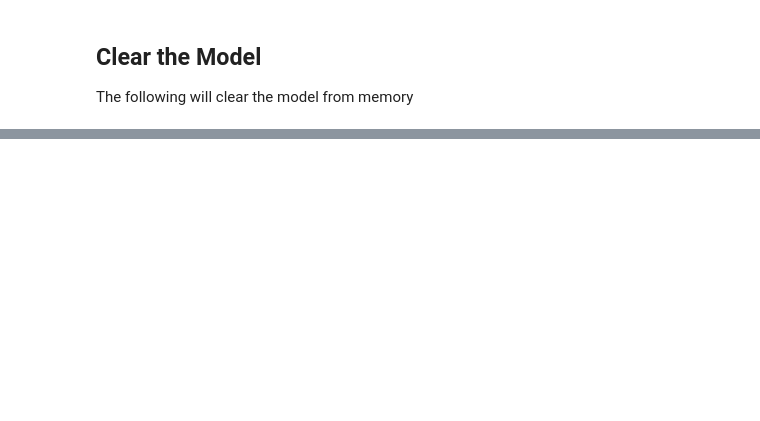
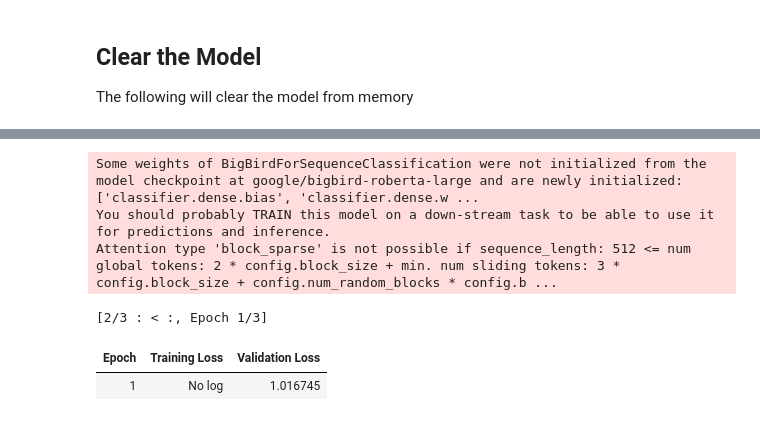
Before and after one commit to pajacques/ElegantRL, a Jupyter notebook: yes_4.ipynb, the cells around one changed output, grey strips where cells are left out. Saved outputs shown, nothing was run; the diff lists cells and outputs as text; code cells hidden in the pictures; blank space fills up the shorter version.

```diff
--- a/yes_4.ipynb
+++ b/yes_4.ipynb
@@ -1174,0 +2478,62 @@ print(result[0]['generated_text'])
+# %%
+from transformers import BigBirdTokenizer, BigBirdForSequenceClassification, Trainer, TrainingArguments
+from datasets import Dataset
+
+
+model_id = 'google/bigbird-roberta-large'
+
+# Load the tokenizer
+tokenizer = BigBirdTokenizer.from_pretrained(model_id)
+
+# Prepare a sample dataset
+data = [
+    {"text": "Invoice number: 3339047245. PO number: 300182. Vendor: PRECISION BRAND PRODUCTS, INC.", "label": 1},  # Invoice
+    {"text": "Purchase order 300183 includes invoice number 1234567890 for vendor ABC.", "label": 2}  # Purchase Order
+]
+
+# Convert the dataset to Hugging Face Dataset format
+dataset = Dataset.from_dict({
+    "text": [item["text"] for item in data],
+    "label": [item["label"] for item in data]
+})
+
+# Tokenize the text
+def tokenize_function(examples):
+    return tokenizer(examples['text'], padding="max_length", truncation=True, max_length=512)
+
+tokenized_dataset = dataset.map(tokenize_function, batched=True)
+
+# Load the model for sequence classification
+model = BigBirdForSequenceClassification.from_pretrained(model_id, num_labels=3)
+
+# Training arguments
+training_args = TrainingArguments(
+    output_dir="./results",
+    evaluation_strategy="epoch",
+    learning_rate=2e-5,
+    per_device_train_batch_size=16,
+    num_train_epochs=3,
+    weight_decay=0.01,
+    logging_dir="./logs",
+)
+
+# Trainer
+trainer = Trainer(
+    model=model,
+    args=training_args,
+    train_dataset=tokenized_dataset,
+    eval_dataset=tokenized_dataset,
+)
+
+# Train the model
+trainer.train()
+
+# Save the trained model
+trainer.save_model("./trained_bigbird_sequence_model")
+# %% [output]
+Some weights of BigBirdForSequenceClassification were not initialized from the model checkpoint at google/bigbird-roberta-large and are newly initialized: ['classifier.dense.bias', 'classifier.dense.w ...
+You should probably TRAIN this model on a down-stream task to be able to use it for predictions and inference.
+Attention type 'block_sparse' is not possible if sequence_length: 512 <= num global tokens: 2 * config.block_size + min. num sliding tokens: 3 * config.block_size + config.num_random_blocks * config.b ...
+[2/3 : < :, Epoch 1/3]
+| Epoch | Training Loss | Validation Loss |
+| 1 | No log | 1.016745 |
```
Also changed, not shown: parts of 121 cells of this notebook.
